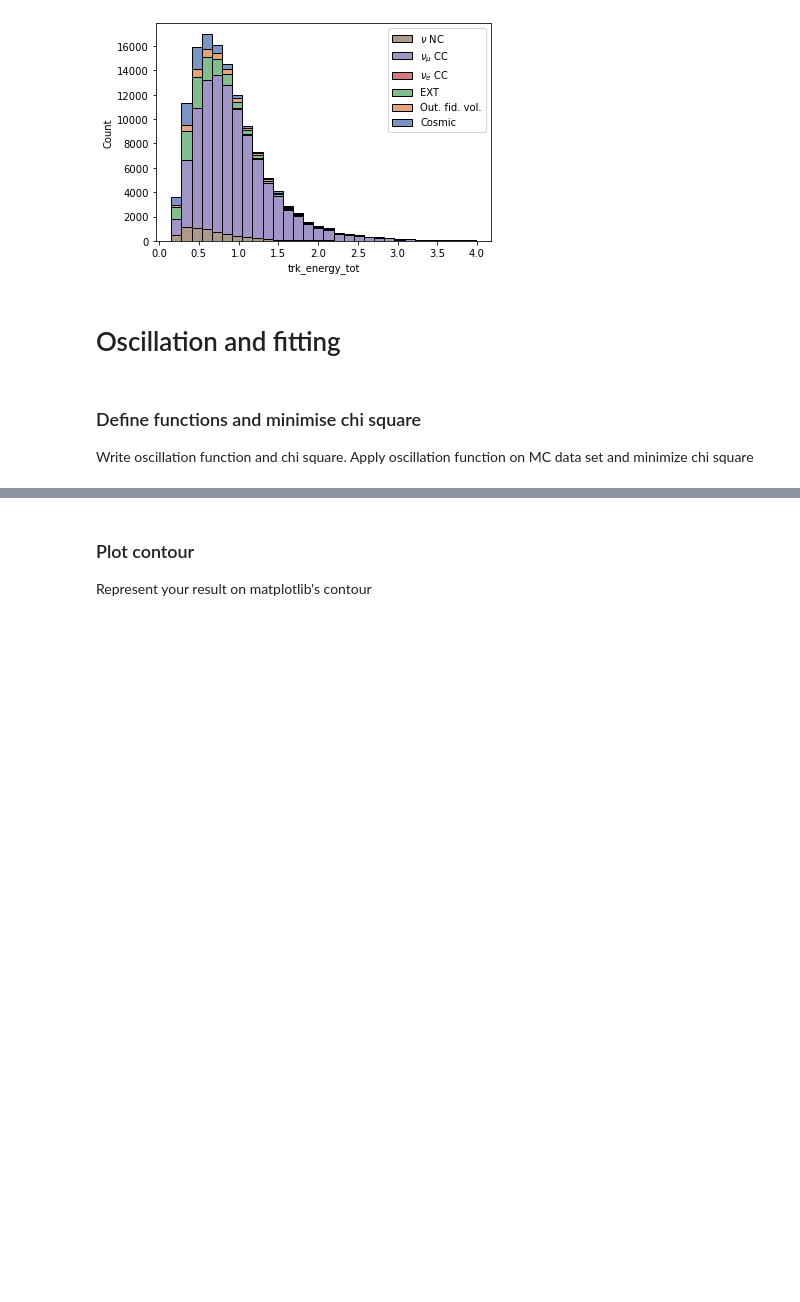
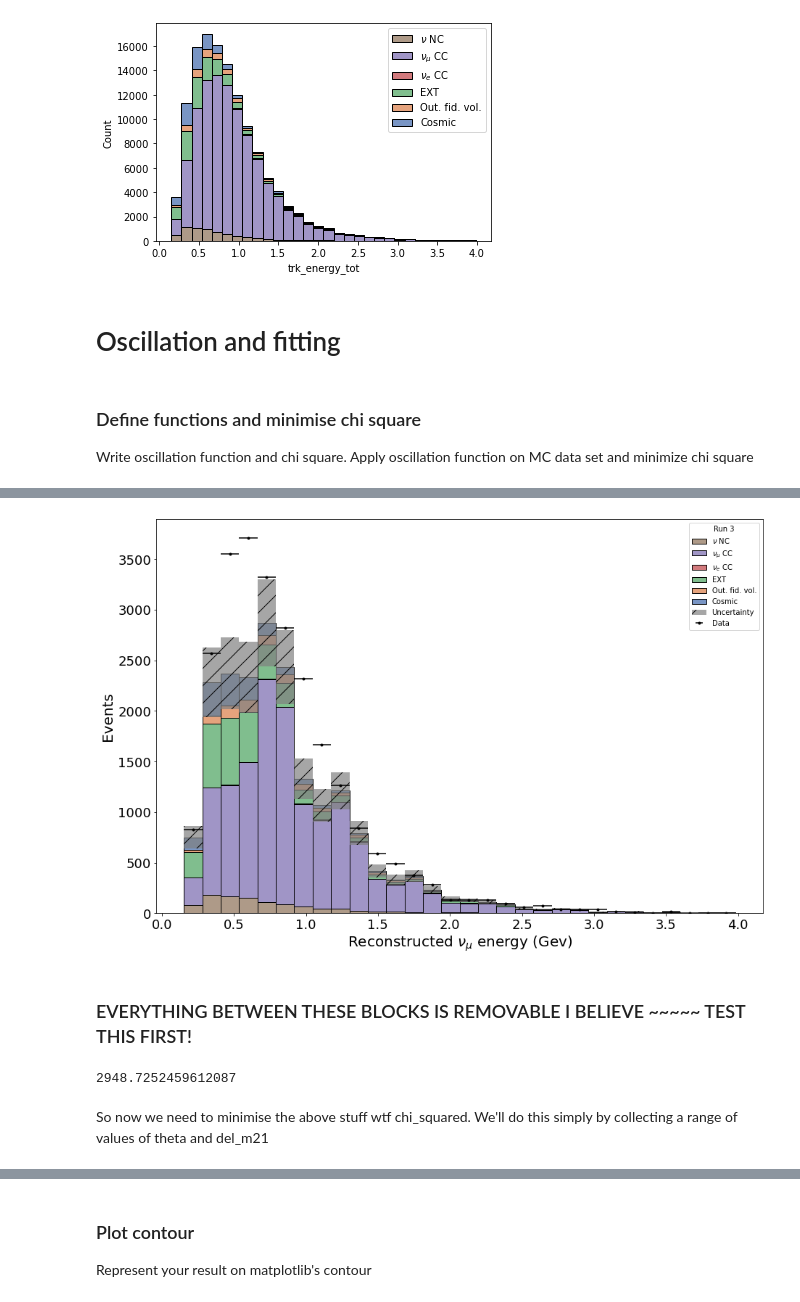
Before and after one commit to finnerudo/MScproject, a Jupyter notebook: MainAnalysis.ipynb, the cells around one changed output, grey strips where cells are left out. Saved outputs shown, nothing was run; the diff lists cells and outputs as text; code cells hidden in the pictures; blank space fills up the shorter version.

```diff
--- a/MainAnalysis.ipynb
+++ b/MainAnalysis.ipynb
@@ -256,6 +262,6 @@ def oscil_func(theta, del_m21, E):
 # %%
 # dumb the dataframe down to only trk_energy_tot, weight, and category
-copydf = MC_EXT.copy(deep=False)
+copydf = MC_EXT.copy(deep=True)
 # get rid of all the rubbish columns that you dont need
 new_copydf = copydf[['category', 'trk_energy_tot', 'weight']]
 # %%
@@ -329,18 +340,6 @@ See the caveats in the documentation: https://pandas.pydata.org/pandas-docs/stab
 # %%
 # collect which bin each one should be in
-bin_no = np.digitize(new_copydf['trk_energy_tot'], bin_edge_range)
-print(bin_no)
-print(bin_edge_range)
-
-print(new_copydf['trk_energy_tot'][20])
-
-#print(bin_edge_range[bin_no[20]+1], bin_edge_range[bin_no[20]])
-#print(bin_centers[bin_no[20]])
-# so this works all checks out, take the bin_no of p_vals and you should be golden
-
-for i in range(len(new_copydf)):
-    if new_copydf['category'][i] == 21:
-        # take bin_no[i] and use that on the p_vals for each row
-        new_copydf.at[i,'oscillation weight'] = p_vals[bin_no[i]]
-
-print(new_copydf)
+bin_no = np.digitize(new_copydf['trk_energy_tot'], bin_edge_range, right = False) -1
+# np.digitize does it from 1->30 rather than 0->29, which sucks for indexing. So we're shifting it all down by one
+### CHECKING THE ABOVE
+#print(np.max(bin_no), np.min(bin_no))
@@ -355,0 +365,17 @@ KeyError: 2
+# %%
+
+# create list to apply 1-P values to
+applied_prob_list = []
+
+# apply p_val to each muon neutrino
+for i in range(len(new_copydf)):
+    if new_copydf['category'][i] == 21:
+        # take the unique p_val and multiply by the weight for each row
+        applied_prob_list.append(p_vals[bin_no[i]] * new_copydf['weight'][i])
+    else:
+        # append normal weight for multiplication purposes to the rest of the particles
+        applied_prob_list.append(new_copydf['weight'][i])
+# %%
+# then add as new list multiplied by its weight, and use that as new weight
+new_copydf['oscillation weight'] = applied_prob_list
+print(new_copydf)
@@ -355,0 +402,7 @@ KeyError: 2
+# %%
+# now plot new plot with changed mu weight
+mc_heights, data_heights = Neutrino_functions.histogram_plot(new_copydf, 'trk_energy_tot', 30, 'saved_figure_name_weight', new_copydf['oscillation weight'],xlims=[np.min(new_copydf['trk_energy_tot']), np.max(new_copydf['trk_energy_tot'])], plot_data = True, logscale = False, dataFrame = data_frame)
+# %% [output]
+[figure, added]
+# %% [markdown]
+### EVERYTHING BETWEEN THESE BLOCKS IS REMOVABLE I BELIEVE ~~~~~ TEST THIS FIRST!
@@ -355,0 +428,7 @@ KeyError: 2
+# %%
+# so we want to minimise this if possible.
+print(chi_squared_pearson(mc_heights, data_heights))
+# %% [output]
+2948.7252459612087
+# %% [markdown]
+So now we need to minimise the above stuff wtf chi_squared. We'll do this simply by collecting a range of values of theta and del_m21
```
Also changed, not shown: parts of 28 cells of this notebook, 3 other files.
